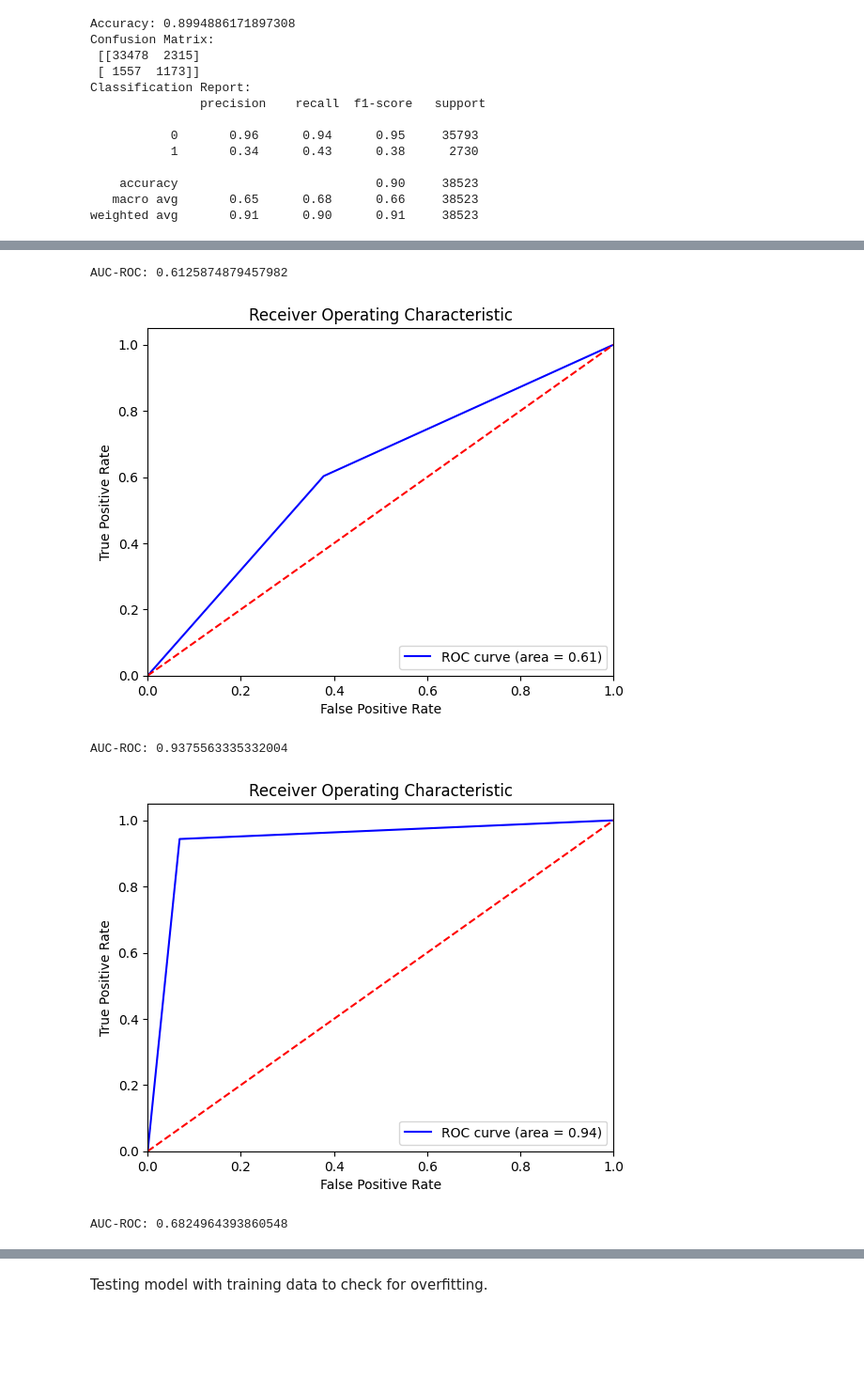
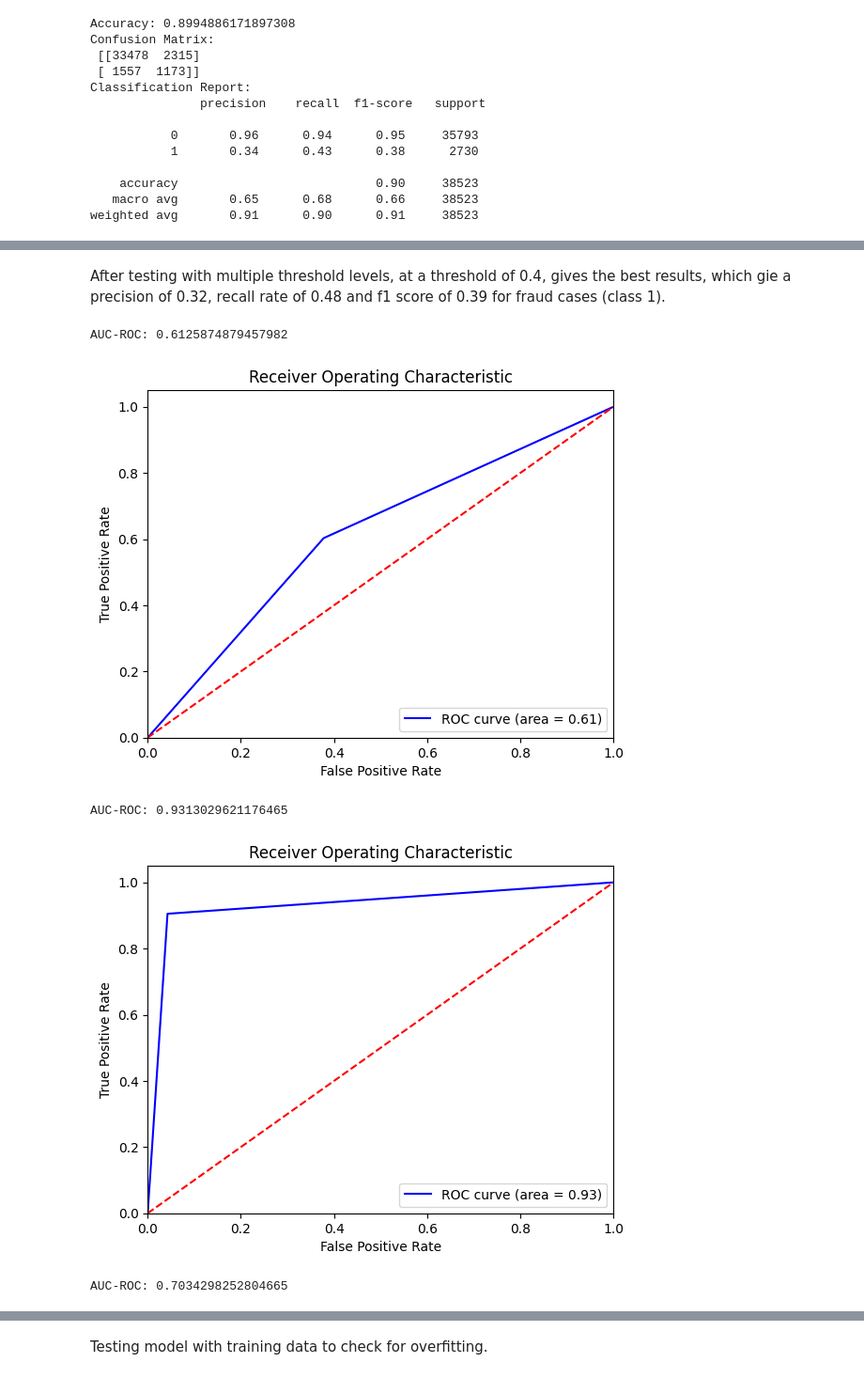
Before and after one commit to xavierach/IT1244-Project, a Jupyter notebook: code.ipynb, the cells around one changed output, grey strips where cells are left out. Shown: that part at 94% size. Cells and saved outputs as stored; diff of their text form; code cells hidden in the pictures; blank space fills up the shorter version.

```diff
--- a/code.ipynb
+++ b/code.ipynb
@@ -788,0 +816,14 @@ weighted avg       0.91      0.90      0.91     38523
+# %%
+# Extract the best hyperparameters and re-instantiate the RandomForestClassifier
+best_rf_model = RandomForestClassifier(**best_params, random_state=0)
+
+# Fit this model on your training data
+best_rf_model.fit(xtrain_resampled, ytrain_resampled)
+
+# Predict on the test data
+y_pred_best_rf = best_rf_model.predict(xtest)
+
+# Evaluate the model performance on test data and display the results
+print("Accuracy:", accuracy_score(ytest, y_pred_best_rf))
+print("Confusion Matrix:\n", confusion_matrix(ytest, y_pred_best_rf))
+print("Classification Report:\n", classification_report(ytest, y_pred_best_rf))
@@ -788,0 +846,12 @@ weighted avg       0.91      0.90      0.91     38523
+# %%
+# Get the prediction probabilities
+y_pred_proba = best_rf_model.predict_proba(xtest)
+
+# Set a custom threshold (e.g., 0.3) for classifying as positive class
+threshold = 0.4
+y_pred_adjusted_rf = (y_pred_proba[:, 1] >= threshold).astype(int)
+
+# Evaluate the adjusted predictions
+print("Accuracy:", accuracy_score(ytest, y_pred_adjusted_rf))
+print("Confusion Matrix:\n", confusion_matrix(ytest, y_pred_adjusted_rf))
+print("Classification Report:\n", classification_report(ytest, y_pred_adjusted_rf))
@@ -789,25 +872,27 @@ weighted avg       0.91      0.90      0.91     38523
+# %% [markdown]
+After testing with multiple threshold levels, at a threshold of 0.4, gives the best results, which gie a precision of 0.32, recall rate of 0.48 and f1 score of 0.39 for fraud cases (class 1).
 # %%
-for i in [y_pred_lr, y_pred_knn, y_pred_rf]:
+for i in [y_pred_lr, y_pred_opt_knn, y_pred_adjusted_rf]:
     fpr, tpr, thresholds = roc_curve(ytest, i)
 
     # Calculate the AUC
     roc_auc = auc(fpr, tpr)
     print(f'AUC-ROC: {roc_auc}')
 
     # Plot the ROC curve
     plt.figure()
     plt.plot(fpr, tpr, color='blue', label='ROC curve (area = %0.2f)' % roc_auc)
     plt.plot([0, 1], [0, 1], color='red', linestyle='--')
     plt.xlim([0.0, 1.0])
     plt.ylim([0.0, 1.05])
     plt.xlabel('False Positive Rate')
     plt.ylabel('True Positive Rate')
     plt.title('Receiver Operating Characteristic')
     plt.legend(loc='lower right')
     plt.show()
 # %% [output]
 AUC-ROC: 0.6125874879457982
 [figure]
-AUC-ROC: 0.9375563335332004
+AUC-ROC: 0.9313029621176465
-[figure, old version]
+[figure, new version]
-AUC-ROC: 0.6824964393860548
+AUC-ROC: 0.7034298252804665
```
Also changed, not shown: parts of 20 cells of this notebook.
